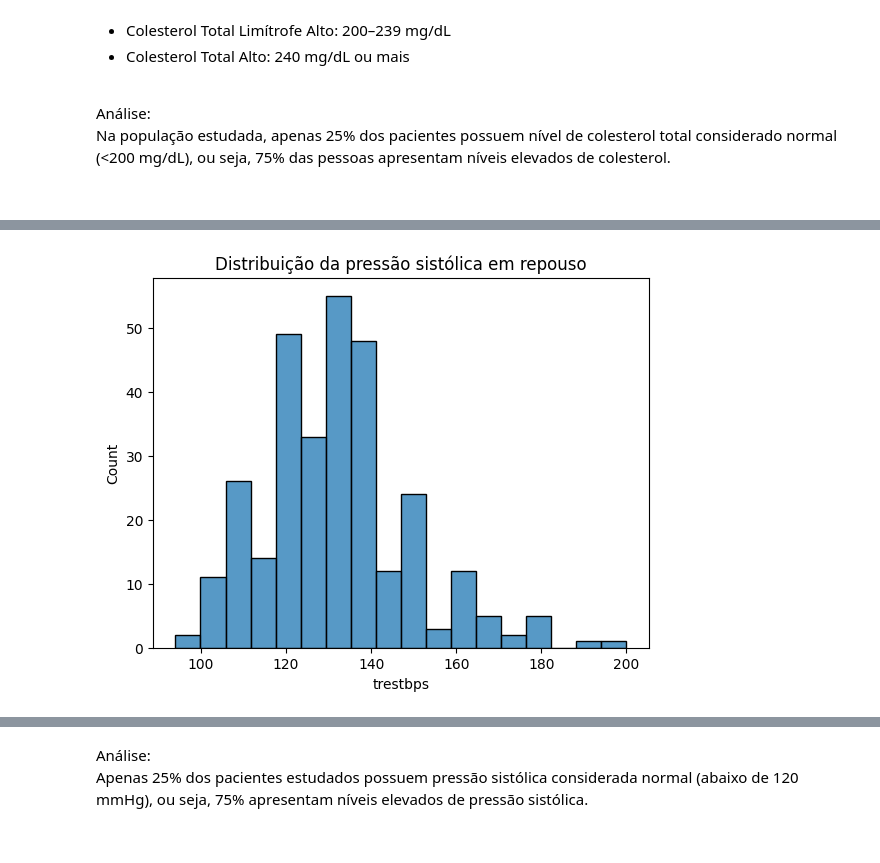
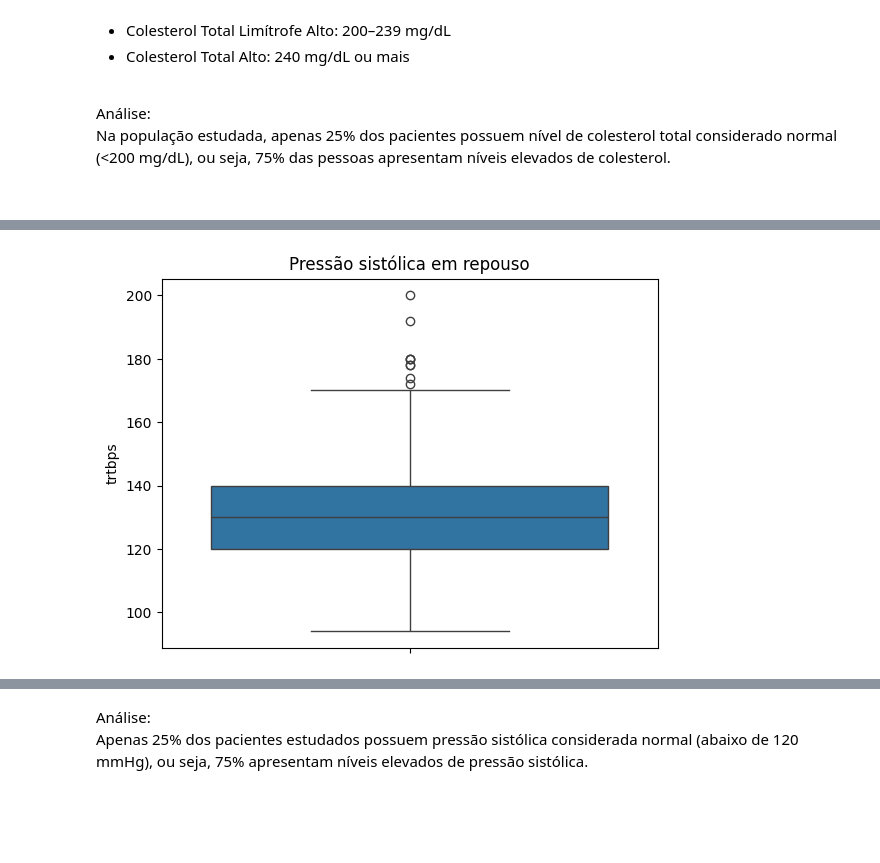
Before and after one commit to andrerizzo/Heart_Failure_Prediction_ML, a Jupyter notebook: Heart_Failure_Prediction_v1.ipynb, the cells around one changed output, grey strips where cells are left out. Saved outputs shown, nothing was run; the diff lists cells and outputs as text; code cells hidden in the pictures; blank space fills up the shorter version.

```diff
--- a/Heart_Failure_Prediction_v1.ipynb
+++ b/Heart_Failure_Prediction_v1.ipynb
@@ -332,6 +367,6 @@ Na população estudada, apenas 25% dos pacientes possuem nível de colesterol t
 # %%
-sns.histplot(df['trestbps'])
-plt.title('Distribuição da pressão sistólica em repouso')
+sns.boxplot(df['trtbps'])
+plt.title('Pressão sistólica em repouso')
 plt.show()
 # %% [output]
-[figure, old version]
+[figure, new version]
```
Also changed, not shown: parts of 56 cells of this notebook.
